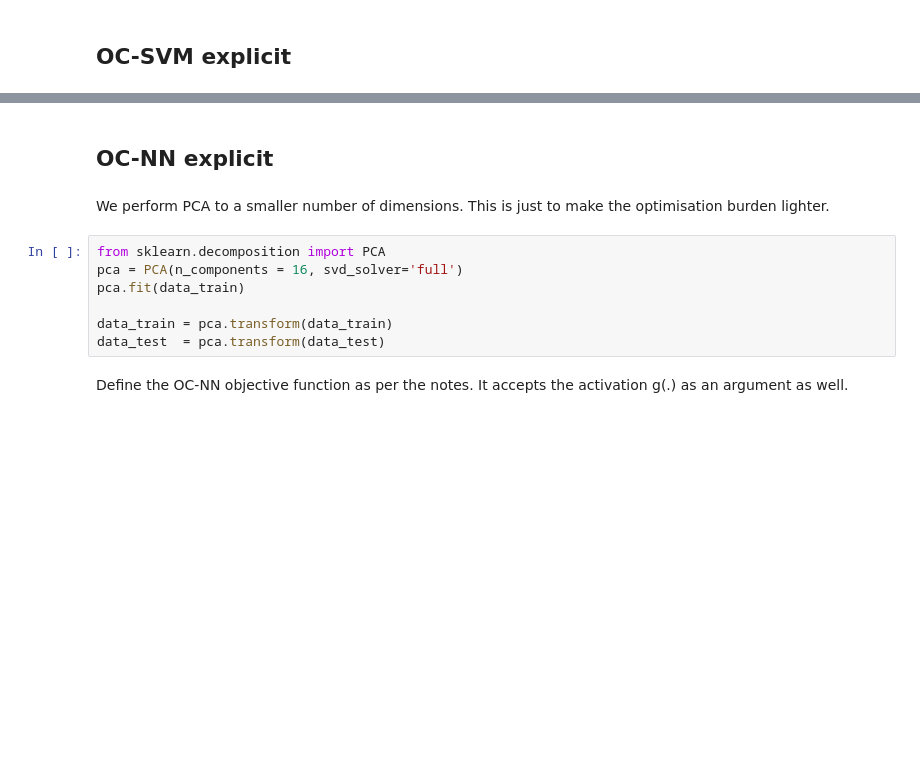
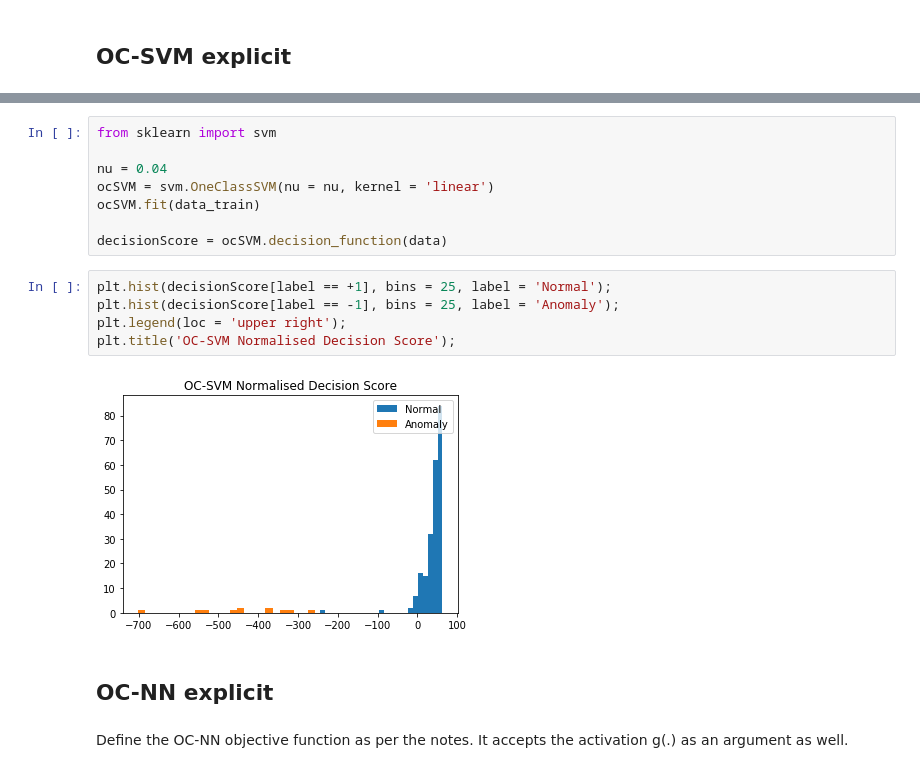
Before and after one commit to raghavchalapathy/one_class_nn, a Jupyter notebook: OCNN_Explicit_Minimisation.ipynb, the cells around one changed output, grey strips where cells are left out. Drawn from its saved outputs; the diff is of its cells as text; blank space fills up the shorter version.

```diff
--- a/OCNN_Explicit_Minimisation.ipynb
+++ b/OCNN_Explicit_Minimisation.ipynb
@@ -143,14 +101,20 @@ plt.hist(svmScore(data[label == -1, :], res.x[0:-1]))
+# %%
+from sklearn import svm
+
+nu = 0.04
+ocSVM = svm.OneClassSVM(nu = nu, kernel = 'linear')
+ocSVM.fit(data_train)
+
+decisionScore = ocSVM.decision_function(data)
+# %%
+plt.hist(decisionScore[label == +1], bins = 25, label = 'Normal');
+plt.hist(decisionScore[label == -1], bins = 25, label = 'Anomaly');
+plt.legend(loc = 'upper right');
+plt.title('OC-SVM Normalised Decision Score');
+# %% [output]
+[figure, added]
 # %% [markdown]
 ## OC-NN explicit
-# %% [markdown]
-We perform PCA to a smaller number of dimensions. This is just to make the optimisation burden lighter.
-# %%
-from sklearn.decomposition import PCA
-pca = PCA(n_components = 16, svd_solver='full')
-pca.fit(data_train)
-
-data_train = pca.transform(data_train)
-data_test  = pca.transform(data_test)
 # %% [markdown]
 Define the OC-NN objective function as per the notes. It accepts the activation g(.) as an argument as well.
 # %%
```
Also changed, not shown: parts of 23 cells of this notebook, 2 other files.
